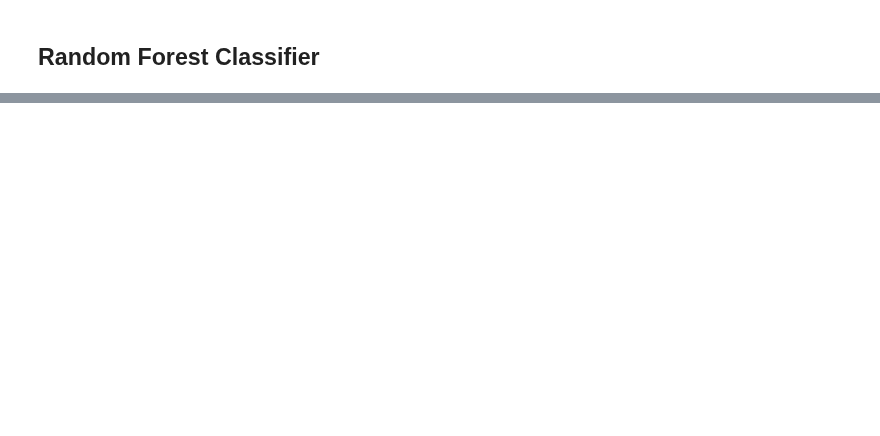
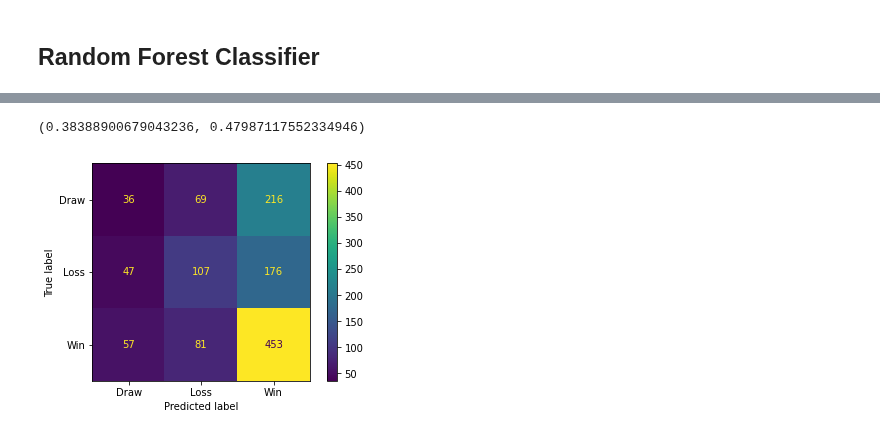
Before and after one commit to PascalLiPooKim/Football-prediction-model-project, a Jupyter notebook: footballPredictionModel.ipynb, the cells around one changed output, grey strips where cells are left out. Drawn from its saved outputs; the diff is of its cells as text; code cells hidden in the pictures; blank space fills up the shorter version.

```diff
--- a/footballPredictionModel.ipynb
+++ b/footballPredictionModel.ipynb
@@ -974,15 +982,18 @@ print(accs)
 # %%
-pca = PCA(n_components=)
-randomForest = RandomForestClassifier(n_estimators= , random_state=0, n_jobs=-1)
+pca = PCA(n_components=20)
+randomForest = RandomForestClassifier(n_estimators=120 , random_state=0, n_jobs=-1)
 
 clf = Pipeline(steps=[("pca", pca), ("randomForest", randomForest)])
 
 clf.fit(X_train, y_train)
 preds = clf.predict(X_test)
 
 cm = confusion_matrix(y_test, preds, labels=clf.classes_)
 disp = ConfusionMatrixDisplay(confusion_matrix=cm,display_labels=y_encoder.classes_)
 
 disp.plot()
 
 f1_score(y_test, preds, average='macro'), accuracy_score(y_test, preds)
+# %% [output]
+(0.38388900679043236, 0.47987117552334946)
+[figure, added]
```
Also changed, not shown: parts of 3 cells of this notebook.
